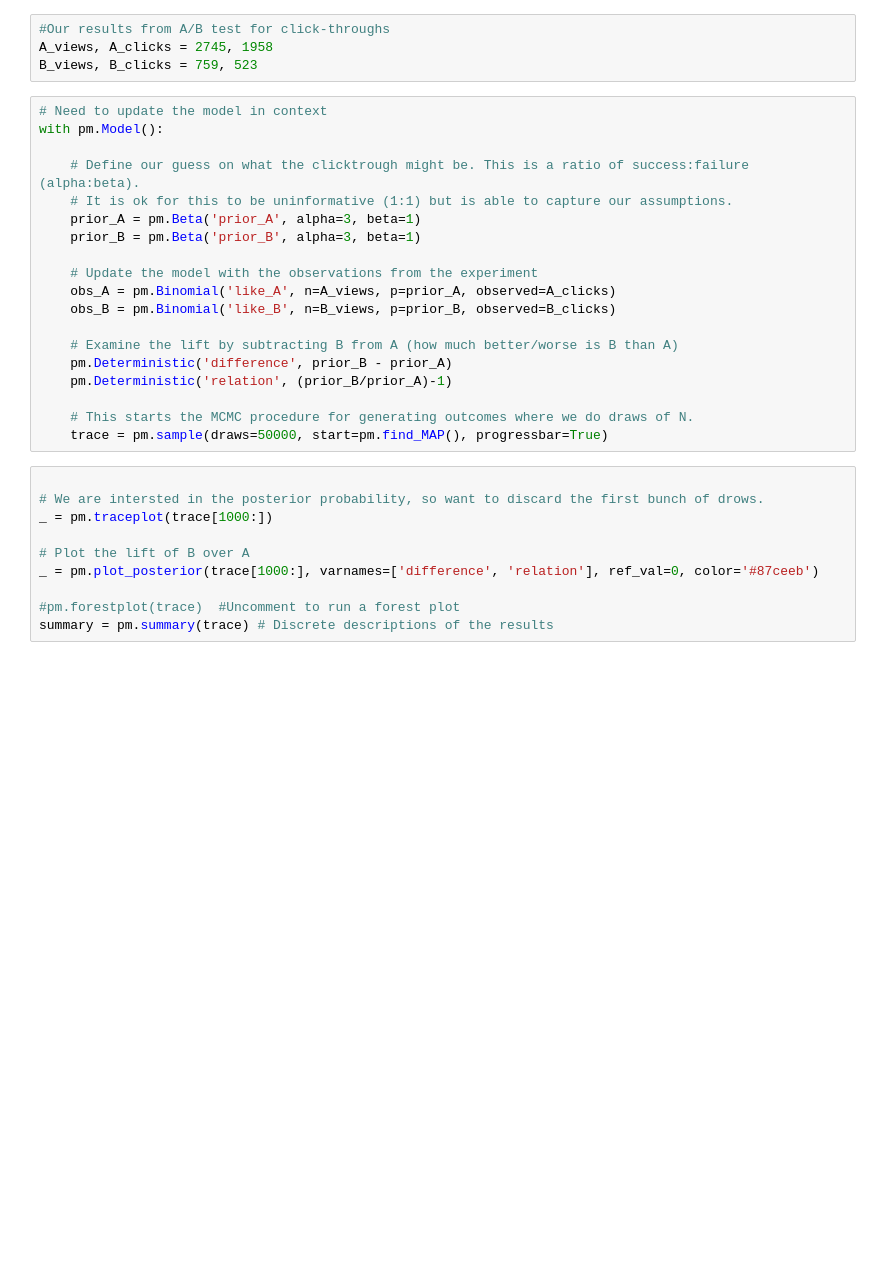
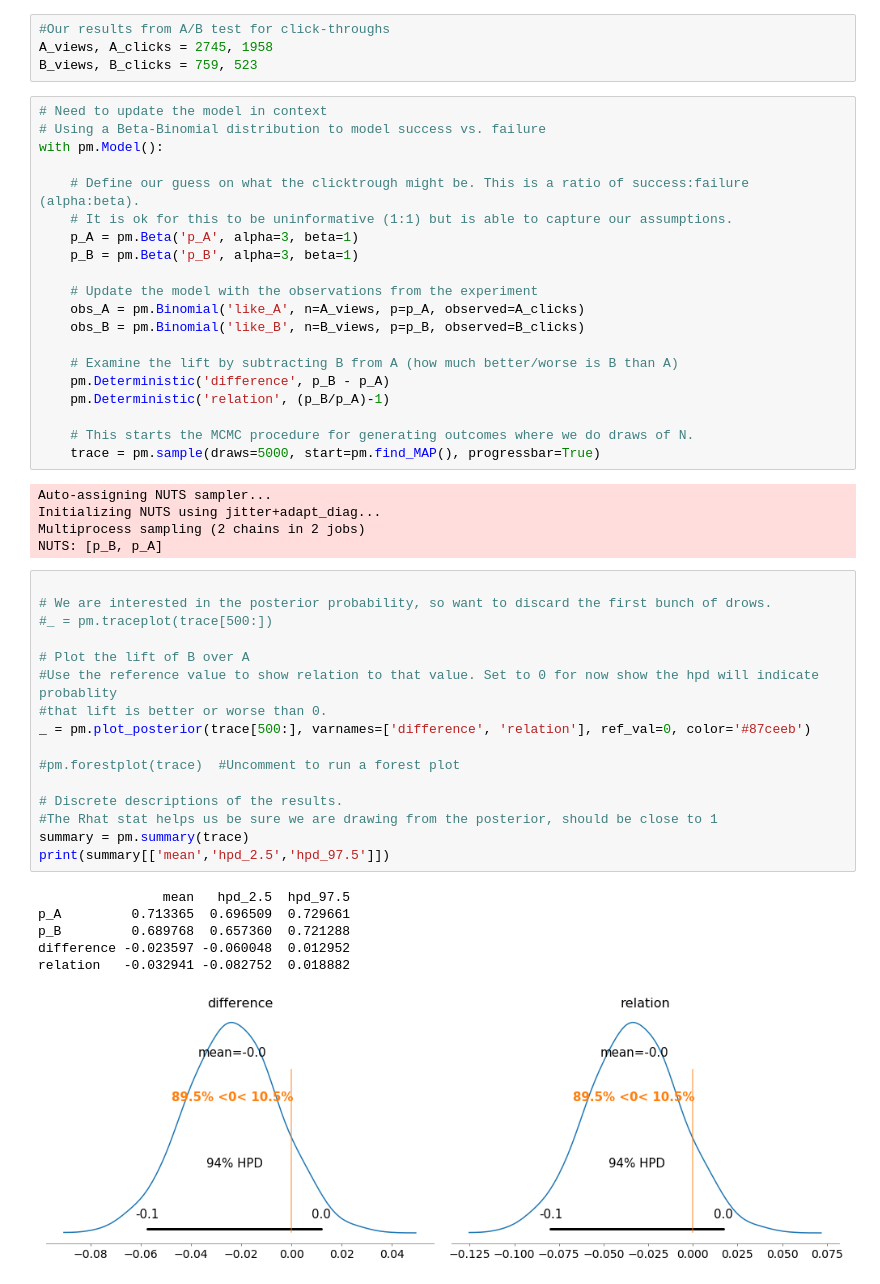
Before and after one commit to joshtsmith/Python, a Jupyter notebook: AB Testing protocol.ipynb, the cells around one changed output. Saved outputs shown, nothing was run; the diff lists cells and outputs as text; blank space fills up the shorter version.

```diff
--- a/AB Testing protocol.ipynb
+++ b/AB Testing protocol.ipynb
@@ -13,33 +15,52 @@ A_views, A_clicks = 2745, 1958
 B_views, B_clicks = 759, 523
 # %%
 # Need to update the model in context
+# Using a Beta-Binomial distribution to model success vs. failure
 with pm.Model():
 
     # Define our guess on what the clicktrough might be. This is a ratio of success:failure (alpha:beta).
     # It is ok for this to be uninformative (1:1) but is able to capture our assumptions.
-    prior_A = pm.Beta('prior_A', alpha=3, beta=1)
-    prior_B = pm.Beta('prior_B', alpha=3, beta=1)
+    p_A = pm.Beta('p_A', alpha=3, beta=1)
+    p_B = pm.Beta('p_B', alpha=3, beta=1)
 
     # Update the model with the observations from the experiment
-    obs_A = pm.Binomial('like_A', n=A_views, p=prior_A, observed=A_clicks)
-    obs_B = pm.Binomial('like_B', n=B_views, p=prior_B, observed=B_clicks)
+    obs_A = pm.Binomial('like_A', n=A_views, p=p_A, observed=A_clicks)
+    obs_B = pm.Binomial('like_B', n=B_views, p=p_B, observed=B_clicks)
 
     # Examine the lift by subtracting B from A (how much better/worse is B than A)
-    pm.Deterministic('difference', prior_B - prior_A)
-    pm.Deterministic('relation', (prior_B/prior_A)-1)
+    pm.Deterministic('difference', p_B - p_A)
+    pm.Deterministic('relation', (p_B/p_A)-1)
 
     # This starts the MCMC procedure for generating outcomes where we do draws of N.
-    trace = pm.sample(draws=50000, start=pm.find_MAP(), progressbar=True)
+    trace = pm.sample(draws=5000, start=pm.find_MAP(), progressbar=True)
+# %% [output]
+Auto-assigning NUTS sampler...
+Initializing NUTS using jitter+adapt_diag...
+Multiprocess sampling (2 chains in 2 jobs)
+NUTS: [p_B, p_A]
 # %%
 
-# We are intersted in the posterior probability, so want to discard the first bunch of drows.
-_ = pm.traceplot(trace[1000:])
+# We are interested in the posterior probability, so want to discard the first bunch of drows.
+#_ = pm.traceplot(trace[500:])
 
 # Plot the lift of B over A
-_ = pm.plot_posterior(trace[1000:], varnames=['difference', 'relation'], ref_val=0, color='#87ceeb')
+#Use the reference value to show relation to that value. Set to 0 for now show the hpd will indicate probablity
+#that lift is better or worse than 0.
+_ = pm.plot_posterior(trace[500:], varnames=['difference', 'relation'], ref_val=0, color='#87ceeb')
 
 #pm.forestplot(trace)  #Uncomment to run a forest plot
-summary = pm.summary(trace) # Discrete descriptions of the results
+
+# Discrete descriptions of the results.
+#The Rhat stat helps us be sure we are drawing from the posterior, should be close to 1
+summary = pm.summary(trace)
+print(summary[['mean','hpd_2.5','hpd_97.5']])
+# %% [output]
+                mean   hpd_2.5  hpd_97.5
+p_A         0.713365  0.696509  0.729661
+p_B         0.689768  0.657360  0.721288
+difference -0.023597 -0.060048  0.012952
+relation   -0.032941 -0.082752  0.018882
+[figure, added]
 # %%
 #Joint Posterior
 pA = trace[1000:]['prior_A']
```
Also changed, not shown: parts of 2 cells of this notebook.
